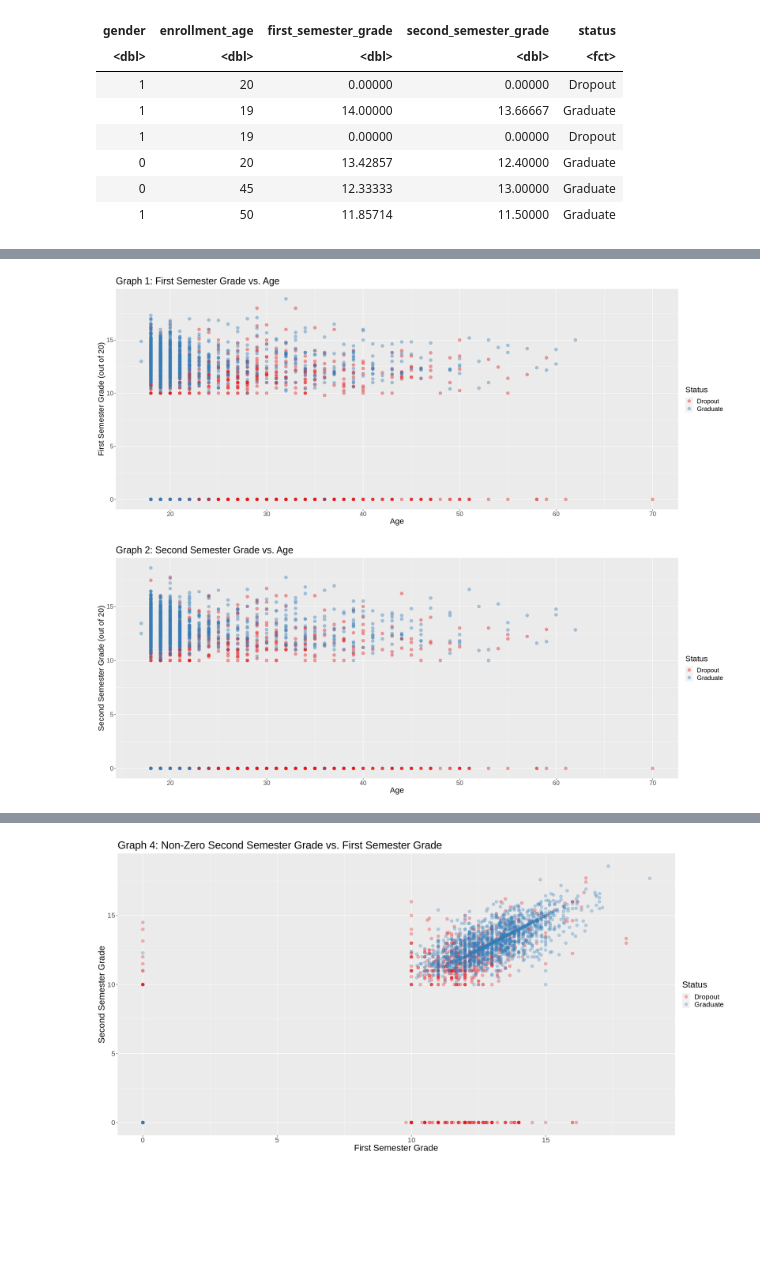
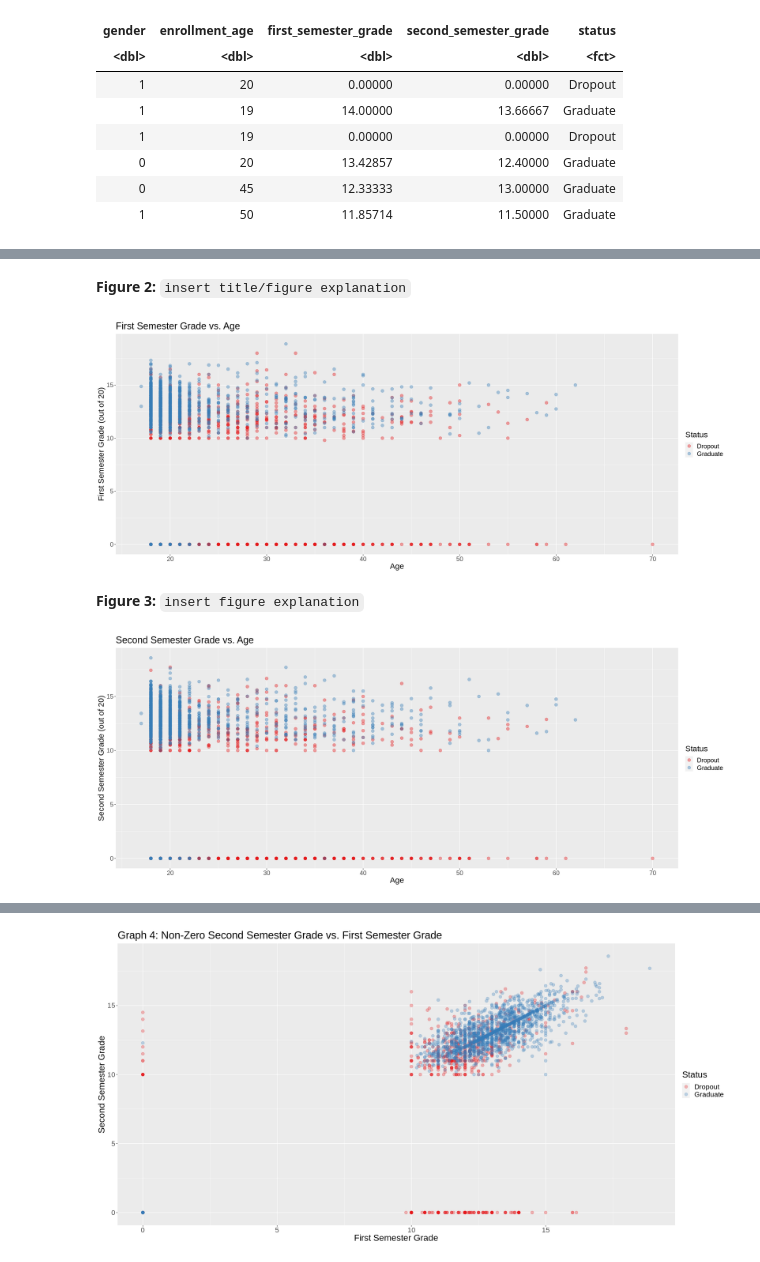
Before and after one commit to ekang27kc/dsci100-2023-T2-Group01-project, a Jupyter notebook: Project_Report.ipynb, the cells around one changed output, grey strips where cells are left out. Saved outputs shown, nothing was run; the diff lists cells and outputs as text; code cells hidden in the pictures; blank space fills up the shorter version.

```diff
--- a/Project_Report.ipynb
+++ b/Project_Report.ipynb
@@ -96,26 +99,30 @@ display.brewer.all()
+# %% [markdown]
+**Figure 2:** `insert title/figure explanation`
 # %%
 # graph 1: first semester grade vs. age
 # graph 2: second semester grade vs. age
 
 options(repr.plot.width = 20, repr.plot.height = 8)
 plot_one <- ggplot(data_train,
                    aes(x = enrollment_age, y = first_semester_grade, colour = status)) +
                            geom_point(alpha=0.4, size=3) +
-                           labs(x = "Age", y = "First Semester Grade (out of 20)", title = "Graph 1: First Semester Grade vs. Age",
+                           labs(x = "Age", y = "First Semester Grade (out of 20)", title = "First Semester Grade vs. Age",
                                 colour = "Status") +
                         scale_color_brewer(palette = "Set1")+
                            theme(text = element_text(size = 18))
 plot_one
 # %% [output]
-[figure, old version]
+[figure, new version]
+# %% [markdown]
+**Figure 3:** `insert figure explanation`
 # %%
 plot_two <- ggplot(data_train,
                    aes(x = enrollment_age, y = second_semester_grade, colour = status)) +
                            geom_point(alpha = 0.4, size = 3) +
-                           labs(x = "Age", y = "Second Semester Grade (out of 20)", title = "Graph 2: Second Semester Grade vs. Age",
+                           labs(x = "Age", y = "Second Semester Grade (out of 20)", title = "Second Semester Grade vs. Age",
                                 colour = "Status") +
                             scale_color_brewer(palette = "Set1")+
                            theme(text = element_text(size = 18))
 plot_two
 # %% [output]
-[figure, old version]
+[figure, new version]
```
Also changed, not shown: parts of 57 cells of this notebook.
